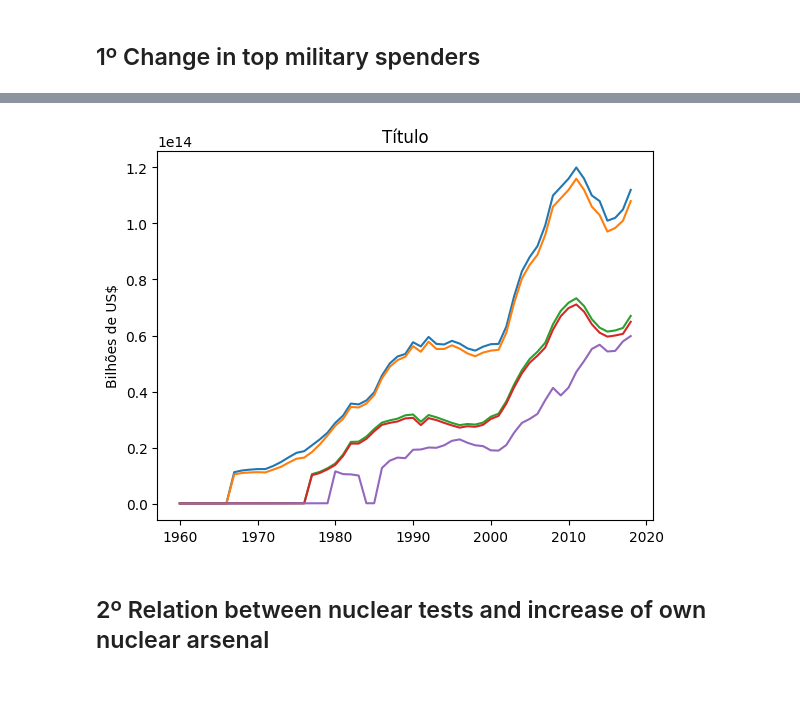
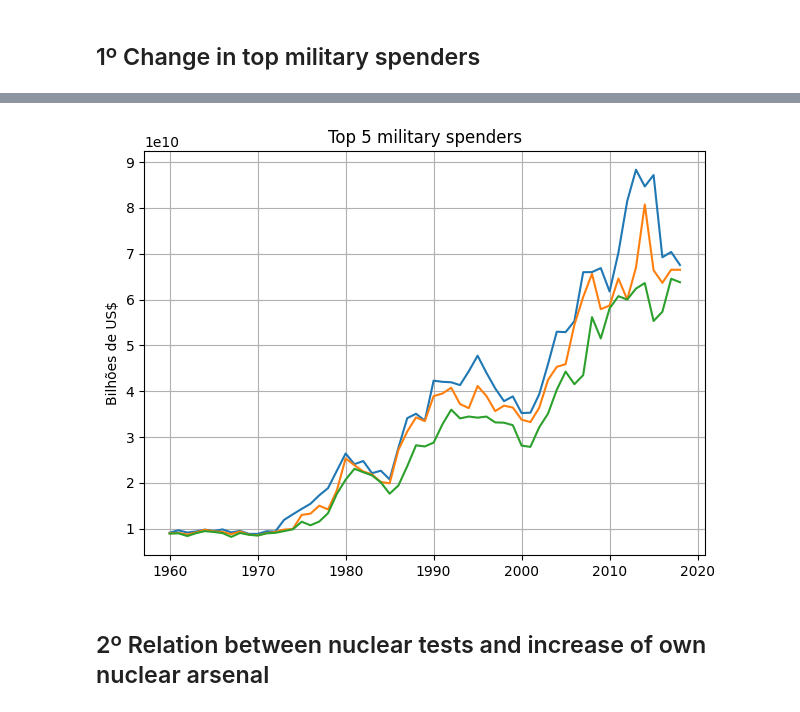
Before and after one commit to DennisRPaiva/ProjetoDatasets, a Jupyter notebook: eda_macedo.ipynb, the cells around one changed output, grey strips where cells are left out. Cells and saved outputs as stored; diff of their text form; code cells hidden in the pictures.

```diff
--- a/eda_macedo.ipynb
+++ b/eda_macedo.ipynb
@@ -8,6 +8,7 @@ import matplotlib.pyplot as plt
 
 milexp_df = pd.read_csv('./military_expenditure/militaryexpenditure.csv', sep=';')
 milexp_df = milexp_df.loc[~milexp_df['Name'].isin(['World', 'High income'])]
+milexp_df = milexp_df[milexp_df['Type'].isin(['Country'])]
 # %%
 # Retorna o n-ésimo maior gastador militar em cada ano.
 
@@ -36,16 +37,16 @@ first_spender.sort_values(by=['year']).head()
 # %%
-plt.plot(first_spender.sort_values(by=['year'])['year'], first_spender.sort_values(by=['year'])['Valor'])
-plt.plot(second_spender.sort_values(by=['year'])['year'], second_spender.sort_values(by=['year'])['Valor'])
+#plt.plot(first_spender.sort_values(by=['year'])['year'], first_spender.sort_values(by=['year'])['Valor'])
+#plt.plot(second_spender.sort_values(by=['year'])['year'], second_spender.sort_values(by=['year'])['Valor'])
 plt.plot(third_spender.sort_values(by=['year'])['year'], third_spender.sort_values(by=['year'])['Valor'])
 plt.plot(fourth_spender.sort_values(by=['year'])['year'], fourth_spender.sort_values(by=['year'])['Valor'])
 plt.plot(fifth_spender.sort_values(by=['year'])['year'], fifth_spender.sort_values(by=['year'])['Valor'])
-#plt.plot(second_spender['year'], first_spender['Valor'])
-#plt.plot(third_spender['year'], first_spender['Valor'])
 plt.ylabel('Bilhões de US$')
-plt.title('Título')
+plt.title('Top 5 military spenders')
+plt.grid(True)
+plt.tight_layout()
 plt.show()
 # %% [output]
-[figure, old version]
+[figure, new version]
 # %% [markdown]
 ## 2º Relation between nuclear tests and increase of own nuclear arsenal
 # %%
```
Also changed, not shown: parts of 1 cell of this notebook, 7 other files.
